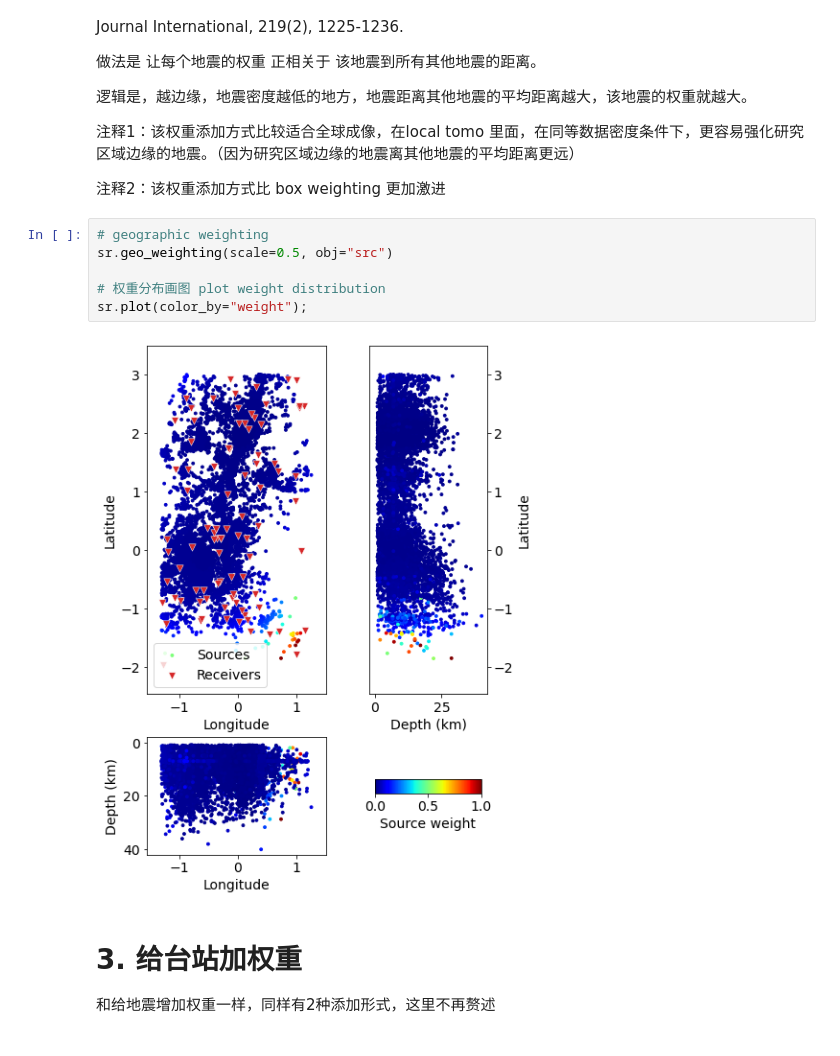
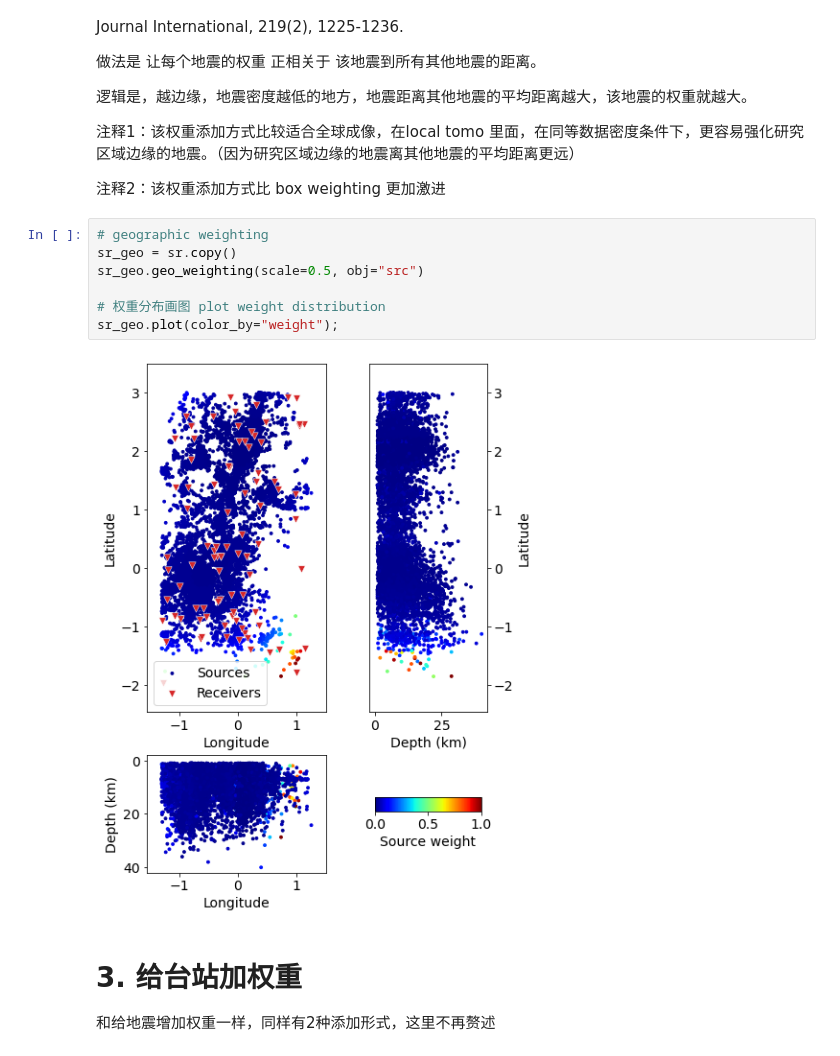
Before and after one commit to JingChen-Thu/TomoATT_examples_for_course2026, a Jupyter notebook: CHS/Step1_Data_Process/DataProc5_optional_set_data_weights.ipynb, the cells around one changed output. Saved outputs shown, nothing was run; the diff lists cells and outputs as text.

```diff
--- a/CHS/Step1_Data_Process/DataProc5_optional_set_data_weights.ipynb
+++ b/CHS/Step1_Data_Process/DataProc5_optional_set_data_weights.ipynb
@@ -58,12 +60,13 @@ Ruan, Y., Lei, W., Modrak, R., Örsvuran, R., Bozdağ, E., & Tromp, J. (2019). B
 注释2：该权重添加方式比 box weighting 更加激进
 # %%
 # geographic weighting
-sr.geo_weighting(scale=0.5, obj="src")
+sr_geo = sr.copy()
+sr_geo.geo_weighting(scale=0.5, obj="src")
 
 # 权重分布画图 plot weight distribution
-sr.plot(color_by="weight");
+sr_geo.plot(color_by="weight");
 # %% [output]
-[figure, old version]
+[figure, new version]
 # %% [markdown]
 # 3. 给台站加权重
 
```
Also changed, not shown: parts of 4 cells of this notebook, 5 other files.
